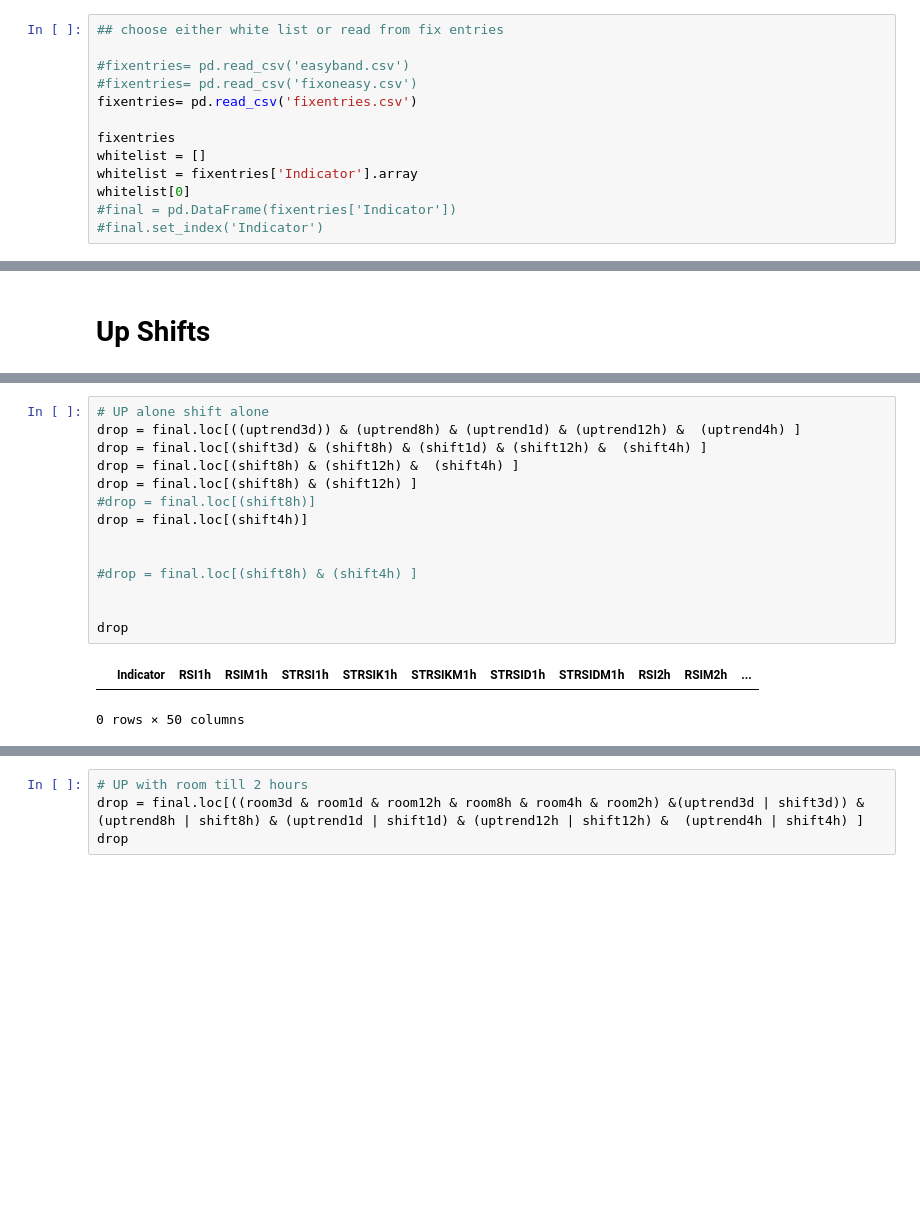
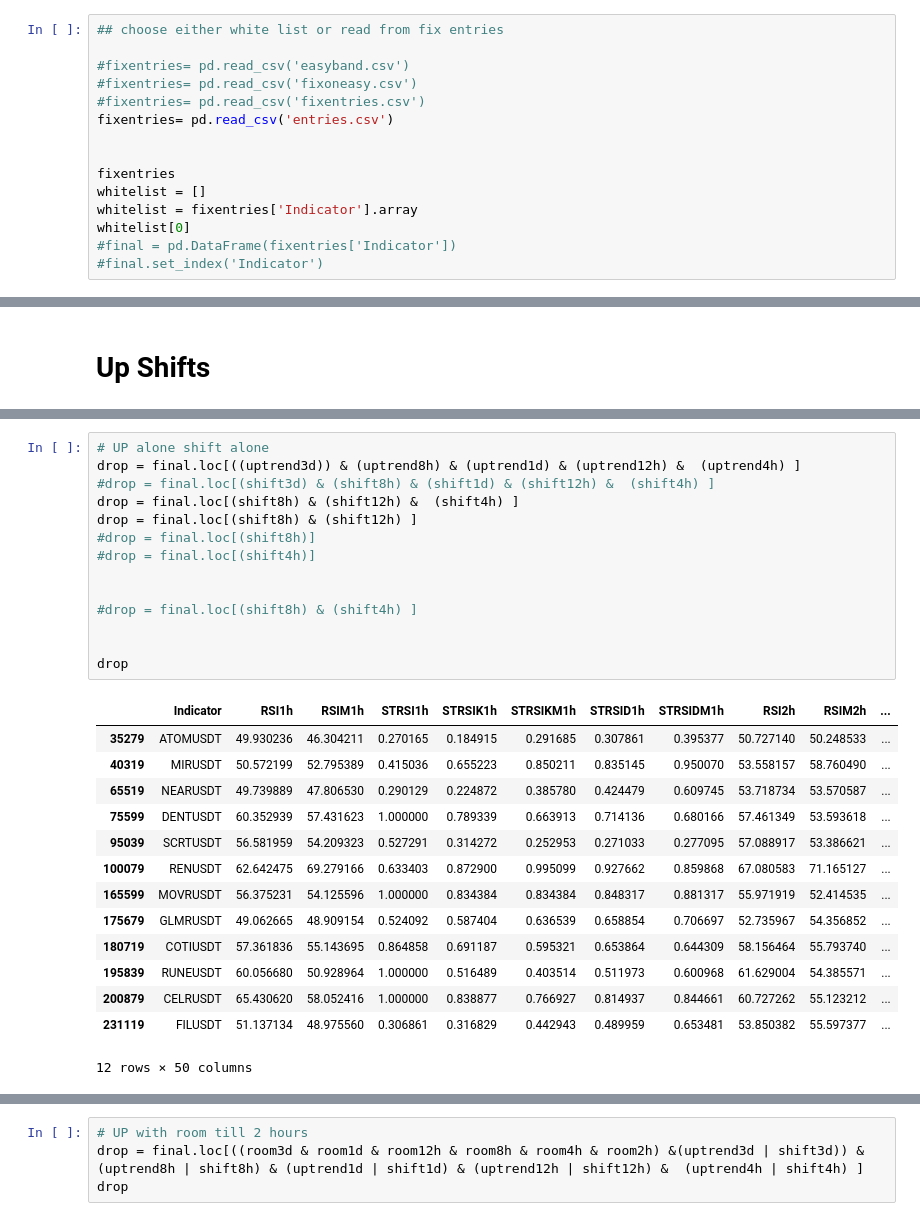
Before and after one commit to hjabbour/ML, a Jupyter notebook: HLST-FIXLIST-Direction-3D1H.ipynb, the cells around one changed output, grey strips where cells are left out. Cells and saved outputs as stored; diff of their text form; blank space fills up the shorter version.

```diff
--- a/HLST-FIXLIST-Direction-3D1H.ipynb
+++ b/HLST-FIXLIST-Direction-3D1H.ipynb
@@ -15,7 +15,9 @@ from dateutil.relativedelta import relativedelta
 
 #fixentries= pd.read_csv('easyband.csv')
 #fixentries= pd.read_csv('fixoneasy.csv')
-fixentries= pd.read_csv('fixentries.csv')
+#fixentries= pd.read_csv('fixentries.csv')
+fixentries= pd.read_csv('entries.csv')
+
 
 fixentries
 whitelist = []
@@ -589,19 +631,31 @@ drop
 # %%
 # UP alone shift alone
 drop = final.loc[((uptrend3d)) & (uptrend8h) & (uptrend1d) & (uptrend12h) &  (uptrend4h) ]
-drop = final.loc[(shift3d) & (shift8h) & (shift1d) & (shift12h) &  (shift4h) ]
+#drop = final.loc[(shift3d) & (shift8h) & (shift1d) & (shift12h) &  (shift4h) ]
 drop = final.loc[(shift8h) & (shift12h) &  (shift4h) ]
 drop = final.loc[(shift8h) & (shift12h) ]
 #drop = final.loc[(shift8h)]
-drop = final.loc[(shift4h)]
+#drop = final.loc[(shift4h)]
 
 
 #drop = final.loc[(shift8h) & (shift4h) ]
 
 
 drop
 # %% [output]
 |  | Indicator | RSI1h | RSIM1h | STRSI1h | STRSIK1h | STRSIKM1h | STRSID1h | STRSIDM1h | RSI2h | RSIM2h | ... |
+| 35279 | ATOMUSDT | 49.930236 | 46.304211 | 0.270165 | 0.184915 | 0.291685 | 0.307861 | 0.395377 | 50.727140 | 50.248533 | ... |
+| 40319 | MIRUSDT | 50.572199 | 52.795389 | 0.415036 | 0.655223 | 0.850211 | 0.835145 | 0.950070 | 53.558157 | 58.760490 | ... |
+| 65519 | NEARUSDT | 49.739889 | 47.806530 | 0.290129 | 0.224872 | 0.385780 | 0.424479 | 0.609745 | 53.718734 | 53.570587 | ... |
+| 75599 | DENTUSDT | 60.352939 | 57.431623 | 1.000000 | 0.789339 | 0.663913 | 0.714136 | 0.680166 | 57.461349 | 53.593618 | ... |
+| 95039 | SCRTUSDT | 56.581959 | 54.209323 | 0.527291 | 0.314272 | 0.252953 | 0.271033 | 0.277095 | 57.088917 | 53.386621 | ... |
+| 100079 | RENUSDT | 62.642475 | 69.279166 | 0.633403 | 0.872900 | 0.995099 | 0.927662 | 0.859868 | 67.080583 | 71.165127 | ... |
+| 165599 | MOVRUSDT | 56.375231 | 54.125596 | 1.000000 | 0.834384 | 0.834384 | 0.848317 | 0.881317 | 55.971919 | 52.414535 | ... |
+| 175679 | GLMRUSDT | 49.062665 | 48.909154 | 0.524092 | 0.587404 | 0.636539 | 0.658854 | 0.706697 | 52.735967 | 54.356852 | ... |
+| 180719 | COTIUSDT | 57.361836 | 55.143695 | 0.864858 | 0.691187 | 0.595321 | 0.653864 | 0.644309 | 58.156464 | 55.793740 | ... |
+| 195839 | RUNEUSDT | 60.056680 | 50.928964 | 1.000000 | 0.516489 | 0.403514 | 0.511973 | 0.600968 | 61.629004 | 54.385571 | ... |
+| 200879 | CELRUSDT | 65.430620 | 58.052416 | 1.000000 | 0.838877 | 0.766927 | 0.814937 | 0.844661 | 60.727262 | 55.123212 | ... |
+| 231119 | FILUSDT | 51.137134 | 48.975560 | 0.306861 | 0.316829 | 0.442943 | 0.489959 | 0.653481 | 53.850382 | 55.597377 | ... |
-0 rows × 50 columns
+12 rows × 50 columns
 # %%
 # up with room till 12h
```
Also changed, not shown: parts of 44 cells of this notebook, 4 other files.
